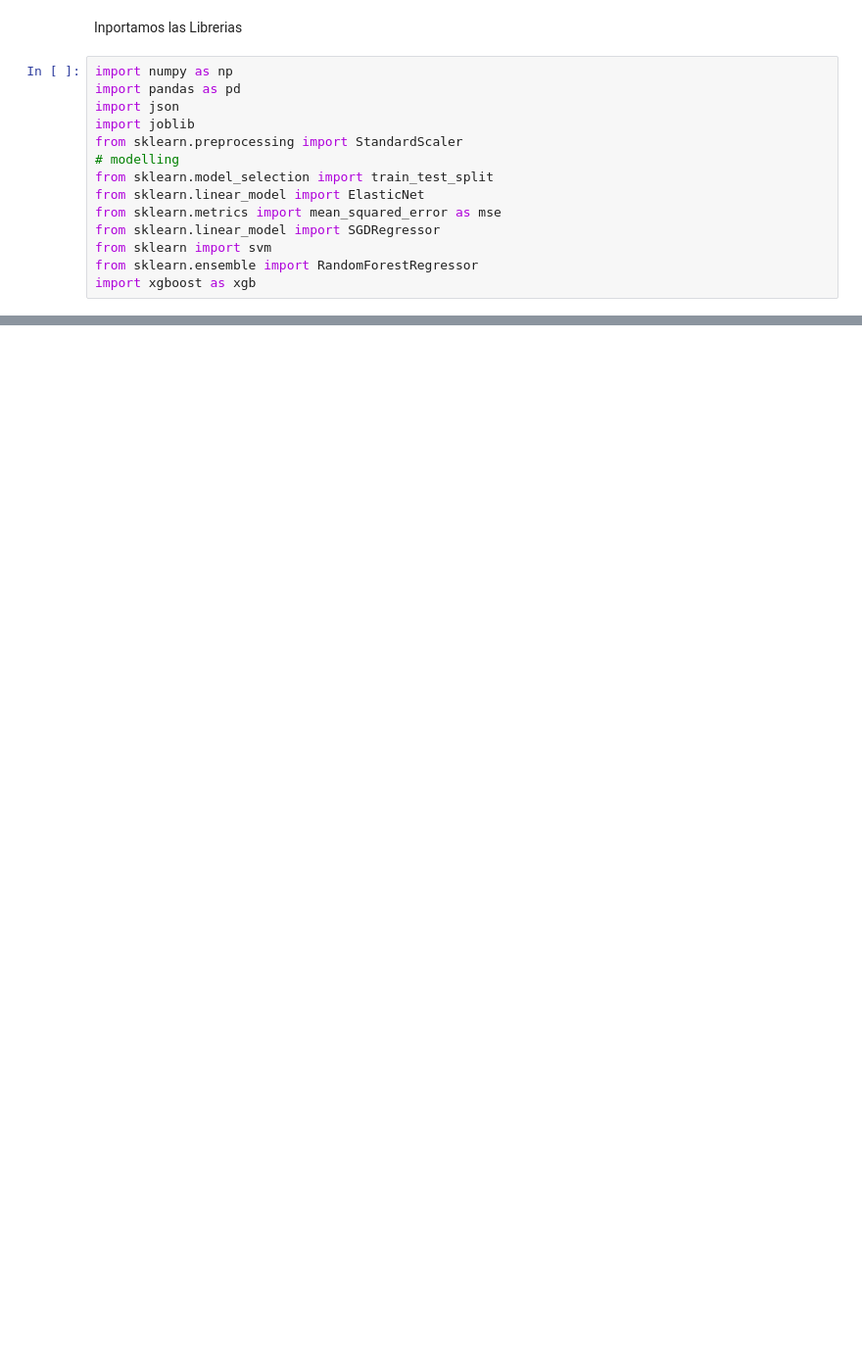
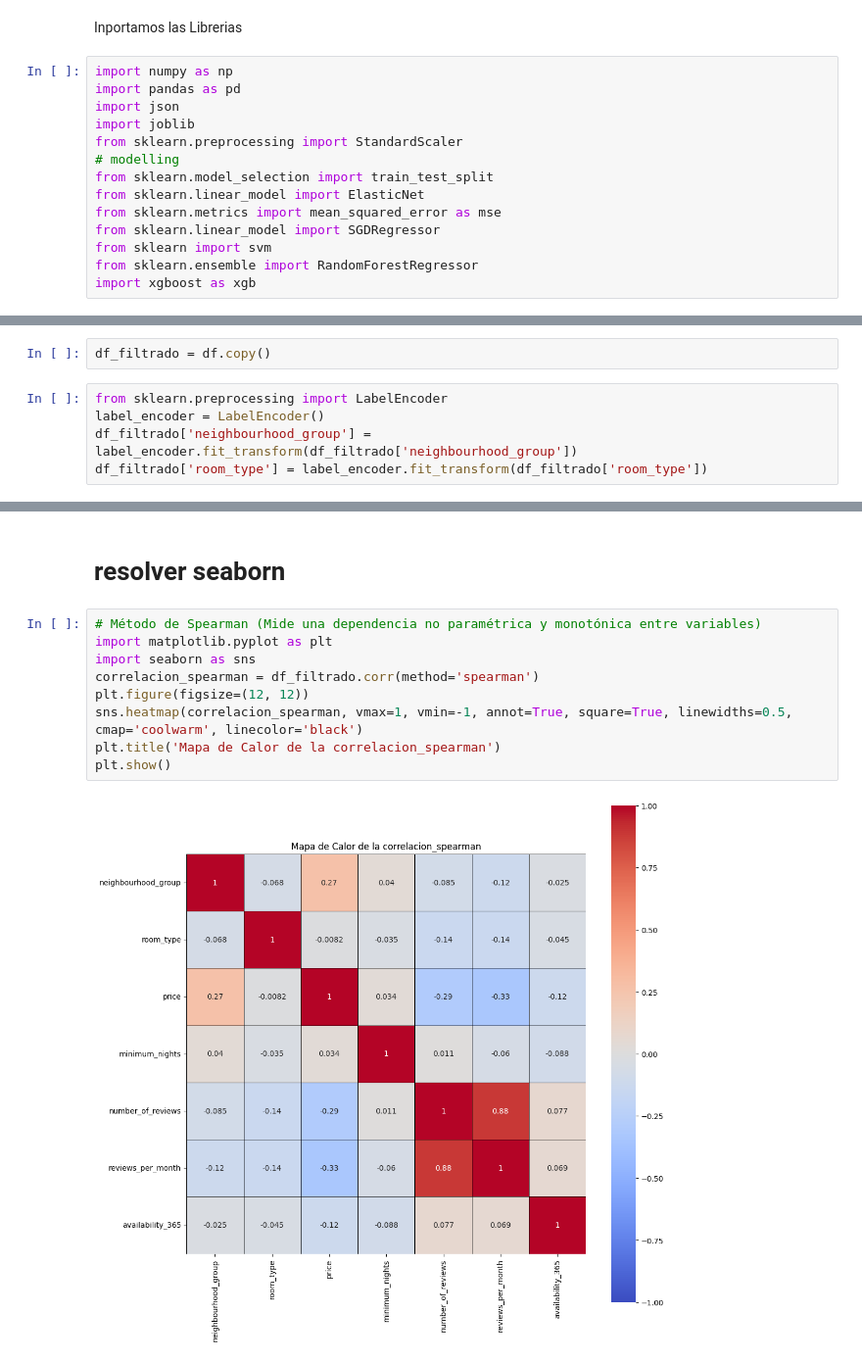
Before and after one commit to Pedrmig/Inside-Airbnb, a Jupyter notebook: ML_pricepredictor.ipynb, the cells around one changed output, grey strips where cells are left out. Shown: that part at 98% size. Saved outputs shown, nothing was run; the diff lists cells and outputs as text; blank space fills up the shorter version.

```diff
--- a/ML_pricepredictor.ipynb
+++ b/ML_pricepredictor.ipynb
@@ -144 +179,8 @@ reparar_atipicos(df, df['price'])
+# %%
+df_filtrado = df.copy()
+# %%
+from sklearn.preprocessing import LabelEncoder
+label_encoder = LabelEncoder()
+df_filtrado['neighbourhood_group'] = label_encoder.fit_transform(df_filtrado['neighbourhood_group'])
+df_filtrado['room_type'] = label_encoder.fit_transform(df_filtrado['room_type'])
 # %%
@@ -146,0 +204,13 @@ ValueError: could not convert string to float: 'Waipouli Beach Resort E106'
+# %% [markdown]
+# resolver seaborn
+# %%
+# Método de Spearman (Mide una dependencia no paramétrica y monotónica entre variables)
+import matplotlib.pyplot as plt
+import seaborn as sns
+correlacion_spearman = df_filtrado.corr(method='spearman')
+plt.figure(figsize=(12, 12))
+sns.heatmap(correlacion_spearman, vmax=1, vmin=-1, annot=True, square=True, linewidths=0.5, cmap='coolwarm', linecolor='black')
+plt.title('Mapa de Calor de la correlacion_spearman')
+plt.show()
+# %% [output]
+[figure, added]
```
Also changed, not shown: parts of 17 cells of this notebook, 1 other file.
